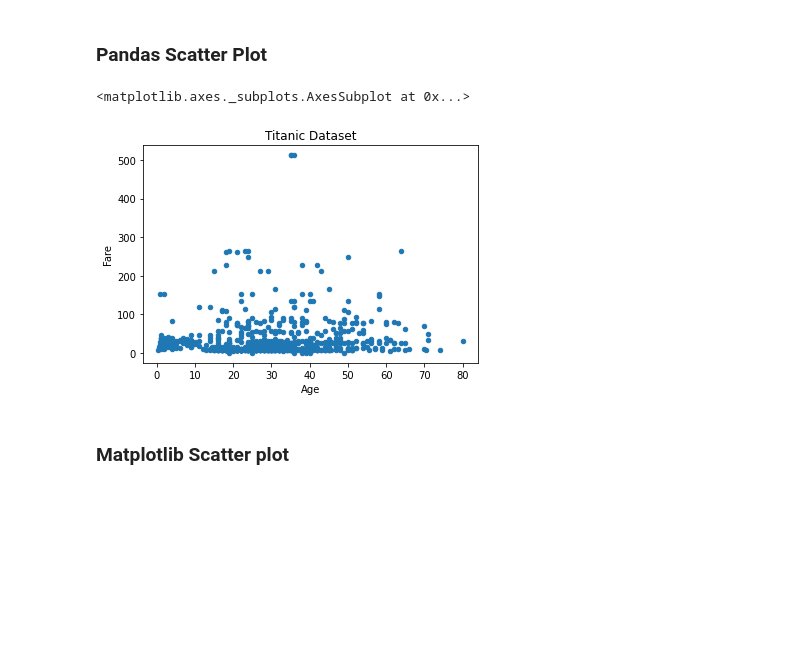
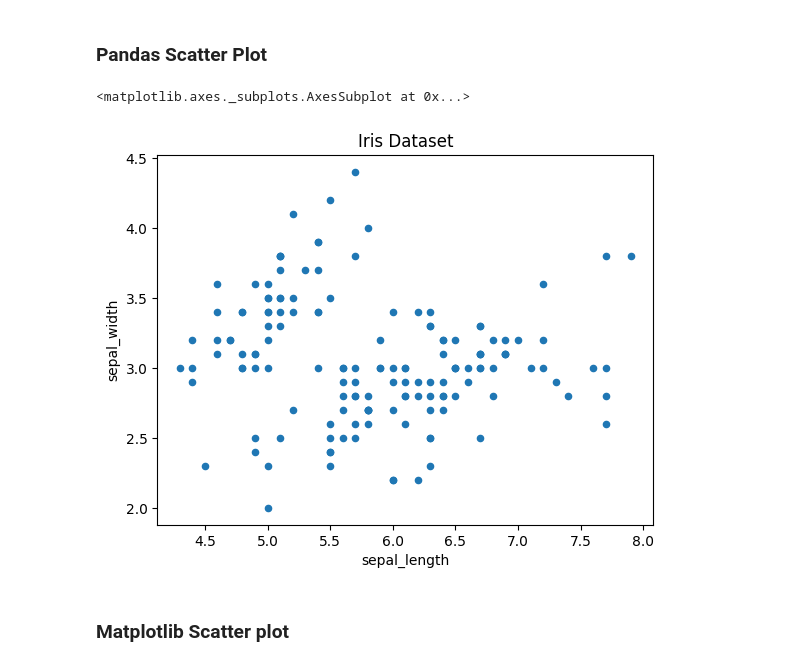
Before and after one commit to YousraMashkoor/DataAnalysis-using-Python, a Jupyter notebook: DA2_chapter3.ipynb, the cells around one changed output. Cells and saved outputs as stored; diff of their text form; code cells hidden in the pictures; blank space fills up the shorter version.

```diff
--- a/DA2_chapter3.ipynb
+++ b/DA2_chapter3.ipynb
@@ -354 +370,3 @@ sns.countplot(data['Age'].dropna().astype(int)).set(xlim=(10,40))
+# %%
+iris = sns.load_dataset("iris")
 # %%
@@ -377,10 +396,10 @@ memory usage: 90.6+ KB
 # %% [markdown]
 ### Pandas Scatter Plot
 # %%
-data.plot.scatter(x='Age', y='Fare', title='Titanic Dataset')
+iris.plot.scatter(x='sepal_length', y='sepal_width', title='Iris Dataset')
 # %% [output]
 <matplotlib.axes._subplots.AxesSubplot at 0x...>
-[figure, old version]
+[figure, new version]
 # %% [markdown]
 ### Matplotlib Scatter plot
 # %%
```
Also changed, not shown: parts of 41 cells of this notebook.
